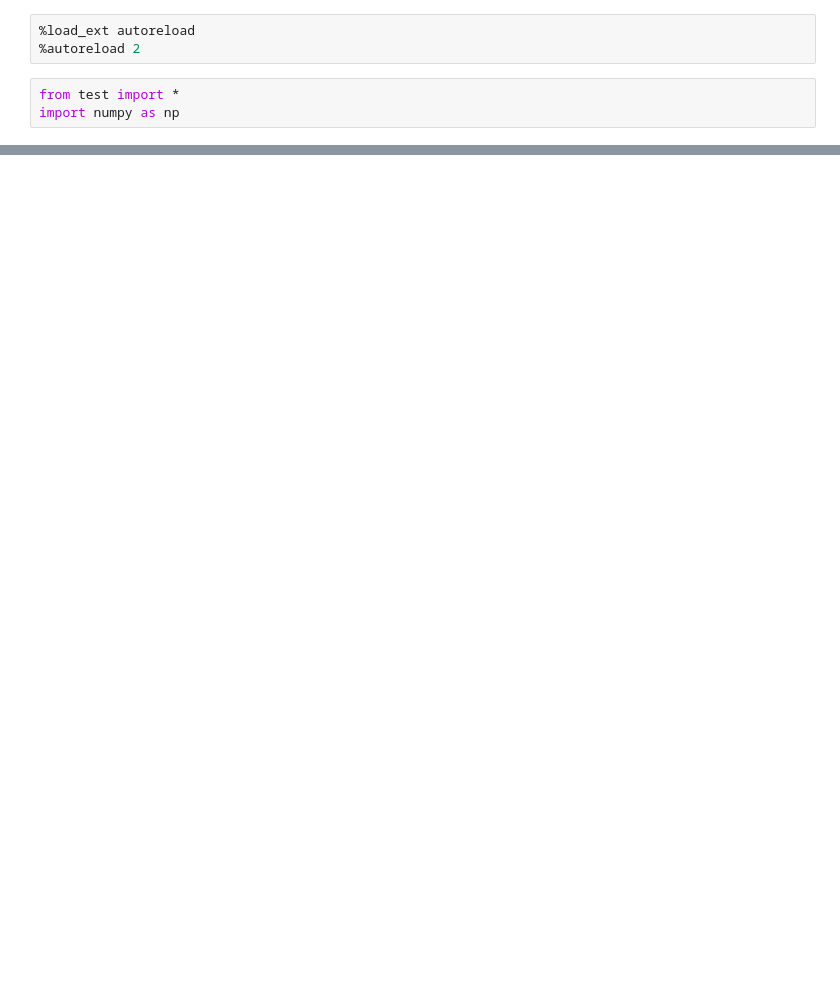
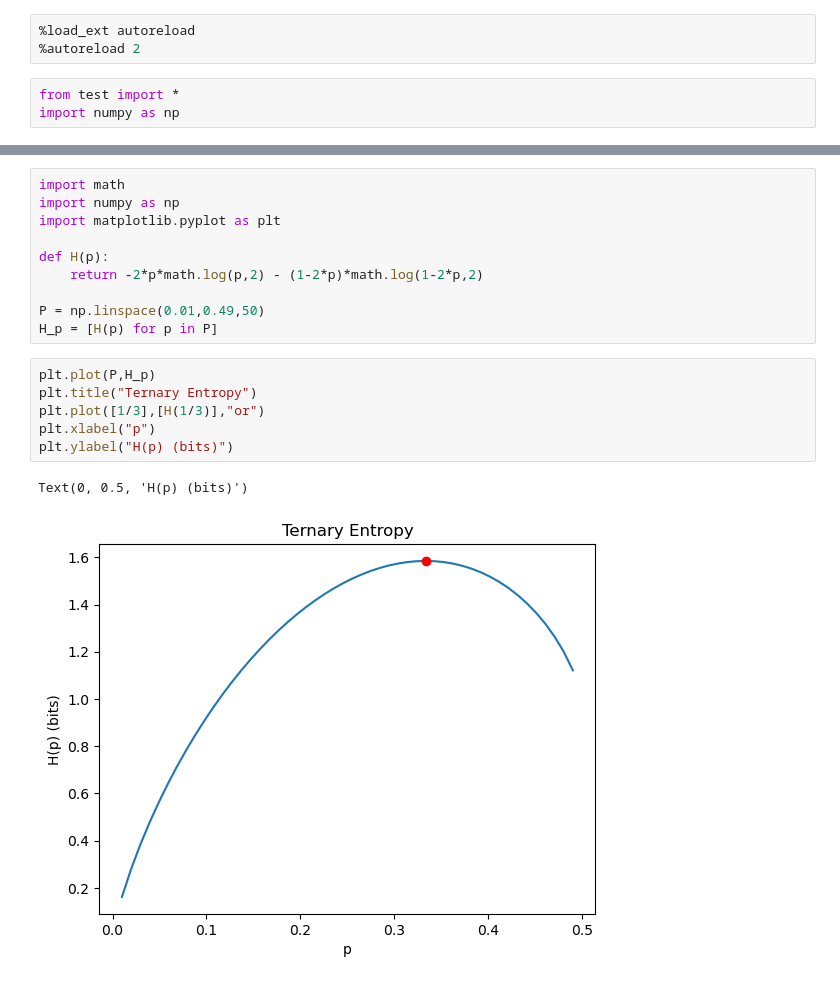
Before and after one commit to LucasSLD/steganography, a Jupyter notebook: demo.ipynb, the cells around one changed output, grey strips where cells are left out. Drawn from its saved outputs; the diff is of its cells as text; blank space fills up the shorter version.

```diff
--- a/demo.ipynb
+++ b/demo.ipynb
@@ -20,0 +31,19 @@ test("./checkpoints/baseline/iter_1590000.pth.tar",selection)
+# %%
+import math
+import numpy as np
+import matplotlib.pyplot as plt
+
+def H(p):
+    return -2*p*math.log(p,2) - (1-2*p)*math.log(1-2*p,2)
+
+P = np.linspace(0.01,0.49,50)
+H_p = [H(p) for p in P]
+# %%
+plt.plot(P,H_p)
+plt.title("Ternary Entropy")
+plt.plot([1/3],[H(1/3)],"or")
+plt.xlabel("p")
+plt.ylabel("H(p) (bits)")
+# %% [output]
+Text(0, 0.5, 'H(p) (bits)')
+[figure, added]
```
Also changed, not shown: parts of 1 cell of this notebook, 1 other file.
